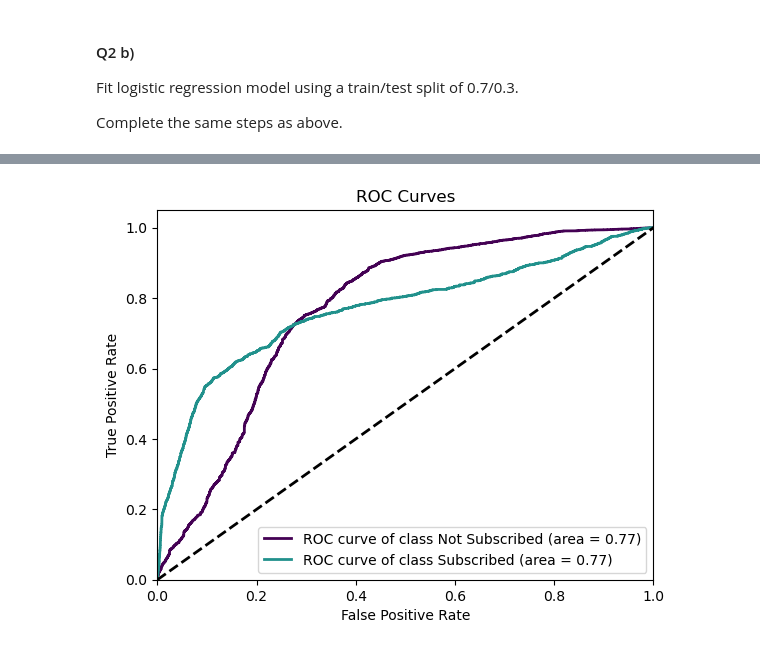
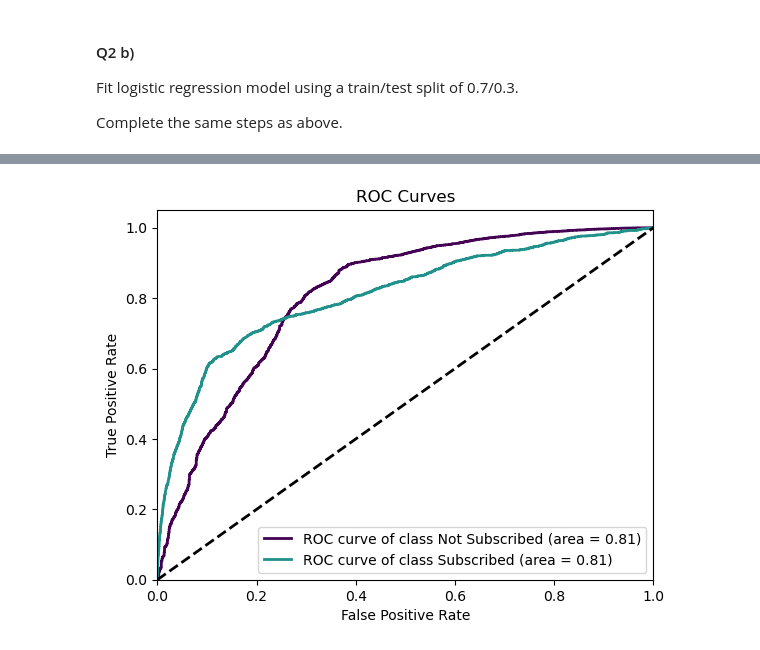
Before and after one commit to gav-conn/ML-Group-Project, a Jupyter notebook: main.ipynb, the cells around one changed output, grey strips where cells are left out. Drawn from its saved outputs; the diff is of its cells as text; code cells hidden in the pictures.

```diff
--- a/main.ipynb
+++ b/main.ipynb
@@ -397,4 +366,7 @@ confusion
 # %%
+df_test_X = pd.get_dummies(df_test_X, drop_first=True)
+
+prob_est = model.predict_proba(df_test_X)[:,1]
 df_pred_test = pd.concat([pd.Series(np.zeros(len(df_test_Y), dtype=int), name='classification'), df_test_Y.reset_index(drop=True)], axis=1)
 df_pred_test.loc[prob_est>0.2, 'classification'] = 1
 
@@ -411,4 +383,7 @@ confusion
 # %%
+df_test_X = pd.get_dummies(df_test_X, drop_first=True)
+
+prob_est = model.predict_proba(df_test_X)[:,1]
 df_pred_test = pd.concat([pd.Series(np.zeros(len(df_test_Y), dtype=int), name='classification'), df_test_Y.reset_index(drop=True)], axis=1)
 df_pred_test.loc[prob_est>0.35, 'classification'] = 1
 
@@ -425,4 +400,7 @@ confusion
 # %%
+df_test_X = pd.get_dummies(df_test_X, drop_first=True)
+
+prob_est = model.predict_proba(df_test_X)[:,1]
 df_pred_test = pd.concat([pd.Series(np.zeros(len(df_test_Y), dtype=int), name='classification'), df_test_Y.reset_index(drop=True)], axis=1)
 df_pred_test.loc[prob_est>0.5, 'classification'] = 1
 
@@ -443,11 +443,14 @@ Plotting ROC Curve for logistic regression model.
+# %%
+RF = RandomForestClassifier(n_estimators = 100, max_depth=5, criterion='gini')
+RF_model = RF.fit(df_train_X, df_train_Y)
 # %%
-probas_est = model.predict_proba(df_test_X)
+RF_prob_est = RF_model.predict_proba(df_test_X)
 
 labels = df_test_Y.copy()
 labels.loc[labels==0] = 'Not Subscribed'
 labels.loc[labels==1] = 'Subscribed'
 
-skplt.metrics.plot_roc(labels, probas_est, plot_micro=False, plot_macro=False, cmap='viridis')
+skplt.metrics.plot_roc(labels, RF_prob_est, plot_micro=False, plot_macro=False, cmap='viridis')
 plt.show()
 # %% [output]
-[figure, old version]
+[figure, new version]
```
Also changed, not shown: parts of 53 cells of this notebook.
